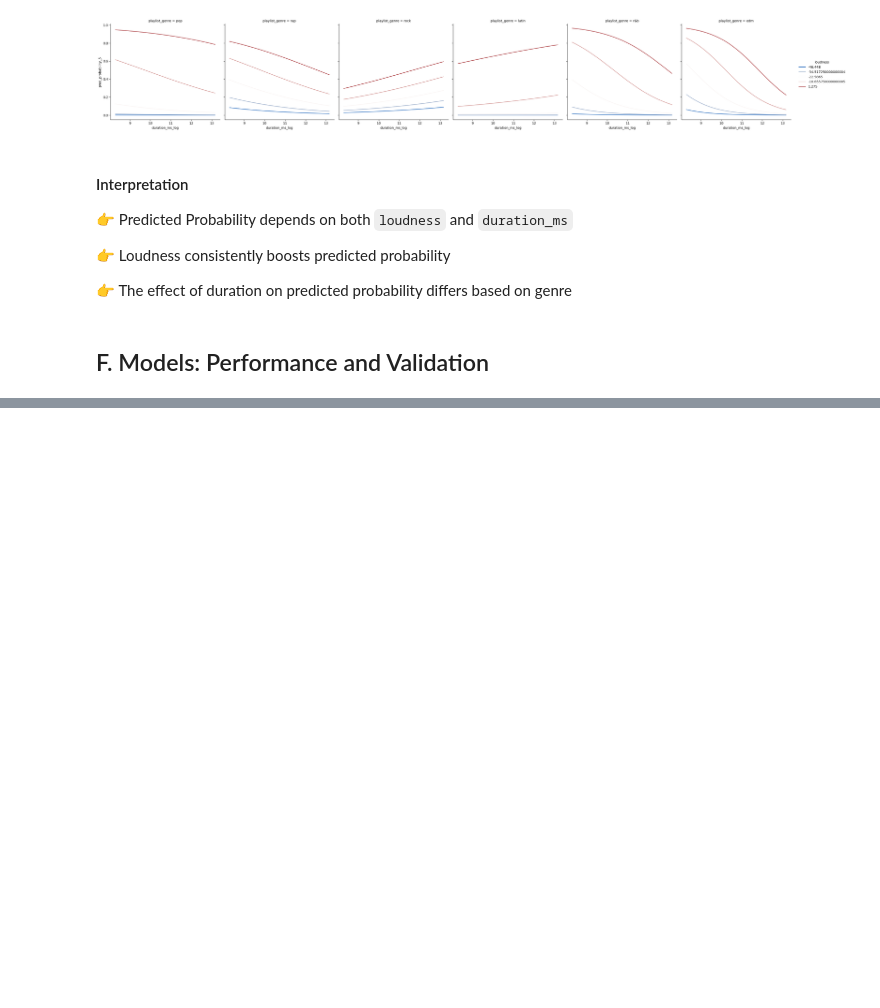
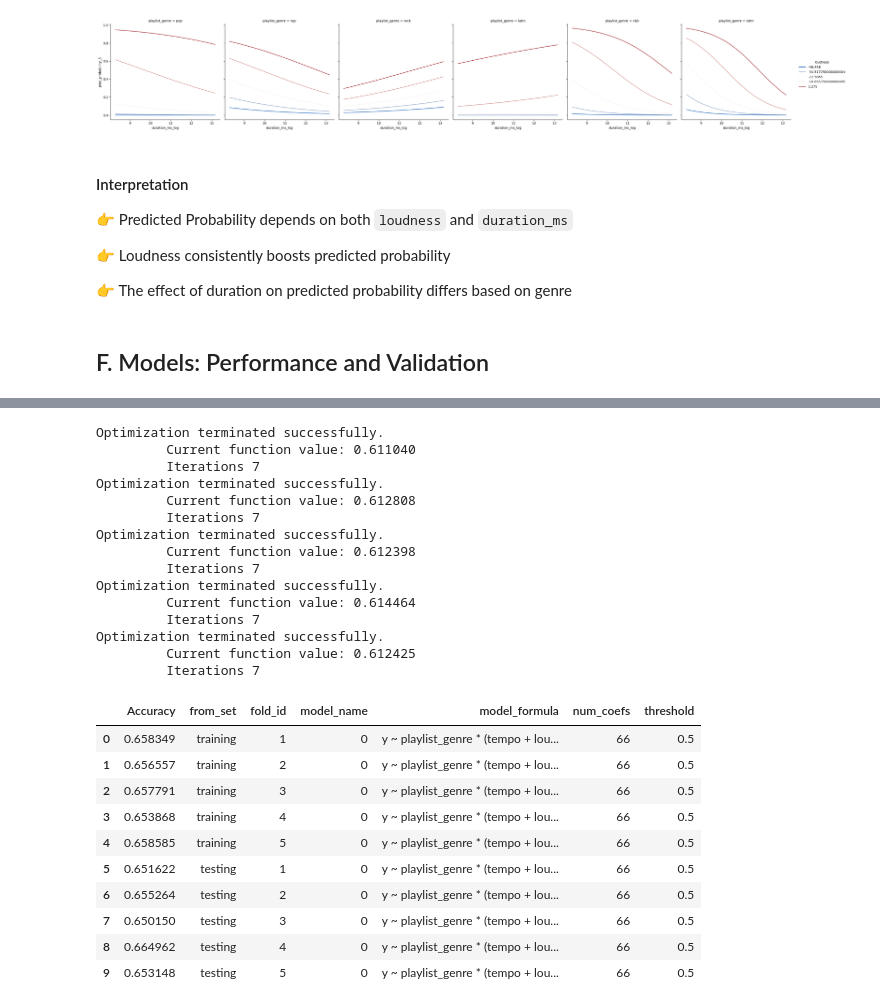
Before and after one commit to vas610/cmpinf-2100_introduction_data_centric_computing, a Jupyter notebook: week14/assignment/eda/Srinivasa_Raghavan_Vasanth_Madhavan_Modeling.ipynb, the cells around one changed output, grey strips where cells are left out. Cells and saved outputs as stored; diff of their text form; code cells hidden in the pictures; blank space fills up the shorter version.

```diff
--- a/week14/assignment/eda/Srinivasa_Raghavan_Vasanth_Madhavan_Modeling.ipynb
+++ b/week14/assignment/eda/Srinivasa_Raghavan_Vasanth_Madhavan_Modeling.ipynb
@@ -713,0 +825,29 @@ plt.show()
+# %%
+train_and_test_logistic_with_cv(0, formula_list[5], data_df=df, x_names=input_names, y_name=output_name, cv=kf)
+# %% [output]
+Optimization terminated successfully.
+         Current function value: 0.611040
+         Iterations 7
+Optimization terminated successfully.
+         Current function value: 0.612808
+         Iterations 7
+Optimization terminated successfully.
+         Current function value: 0.612398
+         Iterations 7
+Optimization terminated successfully.
+         Current function value: 0.614464
+         Iterations 7
+Optimization terminated successfully.
+         Current function value: 0.612425
+         Iterations 7
+|  | Accuracy | from_set | fold_id | model_name | model_formula | num_coefs | threshold |
+| 0 | 0.658349 | training | 1 | 0 | y ~ playlist_genre * (tempo + lou... | 66 | 0.5 |
+| 1 | 0.656557 | training | 2 | 0 | y ~ playlist_genre * (tempo + lou... | 66 | 0.5 |
+| 2 | 0.657791 | training | 3 | 0 | y ~ playlist_genre * (tempo + lou... | 66 | 0.5 |
+| 3 | 0.653868 | training | 4 | 0 | y ~ playlist_genre * (tempo + lou... | 66 | 0.5 |
+| 4 | 0.658585 | training | 5 | 0 | y ~ playlist_genre * (tempo + lou... | 66 | 0.5 |
+| 5 | 0.651622 | testing | 1 | 0 | y ~ playlist_genre * (tempo + lou... | 66 | 0.5 |
+| 6 | 0.655264 | testing | 2 | 0 | y ~ playlist_genre * (tempo + lou... | 66 | 0.5 |
+| 7 | 0.650150 | testing | 3 | 0 | y ~ playlist_genre * (tempo + lou... | 66 | 0.5 |
+| 8 | 0.664962 | testing | 4 | 0 | y ~ playlist_genre * (tempo + lou... | 66 | 0.5 |
+| 9 | 0.653148 | testing | 5 | 0 | y ~ playlist_genre * (tempo + lou... | 66 | 0.5 |
```
Also changed, not shown: parts of 7 cells of this notebook.
